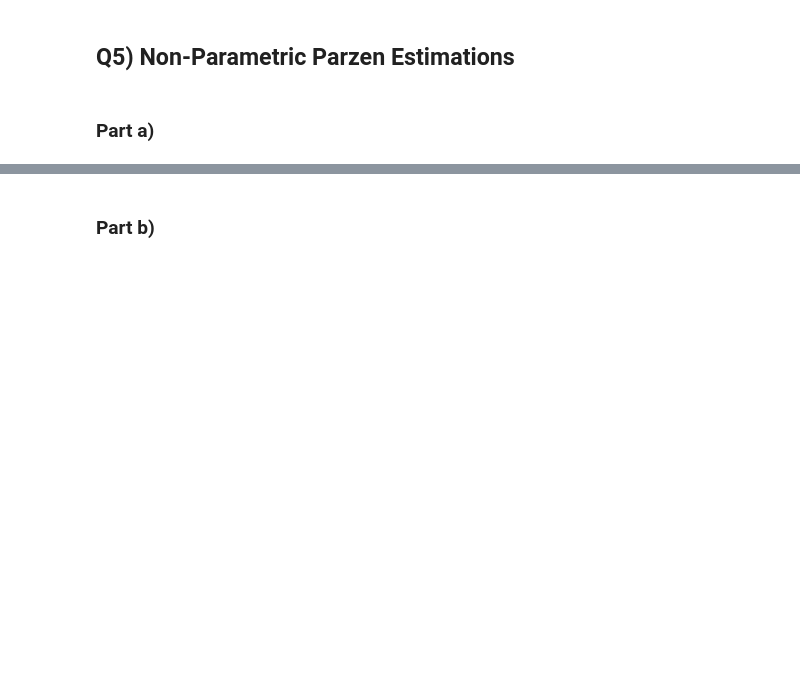
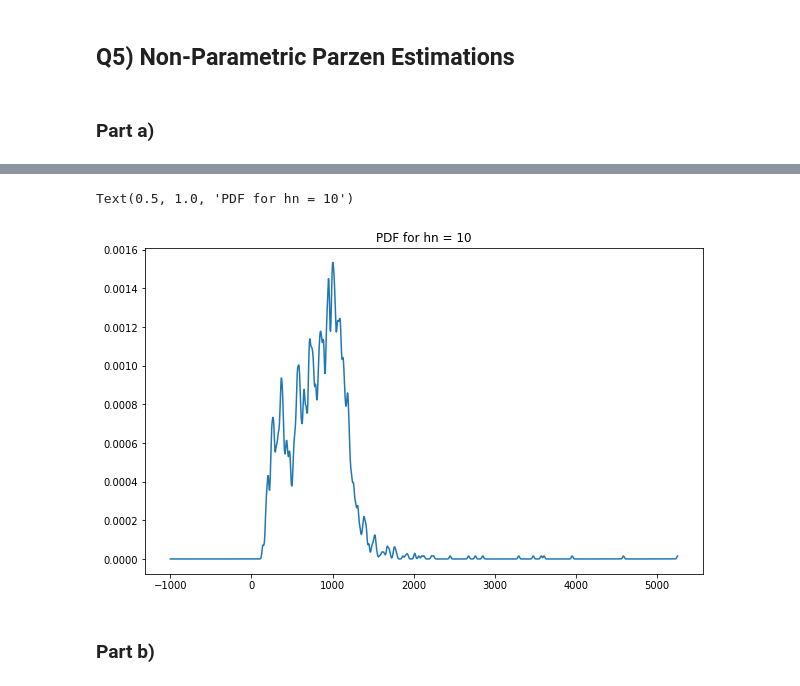
Before and after one commit to Arashlf/UT_ML_Course, a Jupyter notebook: Homework3/Q4_8.ipynb, the cells around one changed output, grey strips where cells are left out. Saved outputs shown, nothing was run; the diff lists cells and outputs as text; code cells hidden in the pictures; blank space fills up the shorter version.

```diff
--- a/Homework3/Q4_8.ipynb
+++ b/Homework3/Q4_8.ipynb
@@ -88,3 +89,7 @@ Knn algorithm is a good algorithm if the number of data is enough to have the ap
 ## Q5) Non-Parametric Parzen Estimations
 # %% [markdown]
 ### Part a)
+# %%
+df = pd.read_csv('https://raw.githubusercontent.com/Arashlf/UT_ML_Course/main/Homework3/ted_main.csv')
+data = df['duration']
+data.describe()
@@ -91,2 +106,29 @@ Knn algorithm is a good algorithm if the number of data is enough to have the ap
+# %%
+def Gaussian_Kernel(x):
+    sigma = 1
+    mu = 0
+    return (1 / (sigma * np.sqrt(2 * np.pi))) * np.exp(-0.5 * (((x-mu) / sigma)**2))
+# %%
+def Estimated_PDf(x, h):
+    d = 1
+    Vn = h**d
+    sum = 0
+    for i in range(len(data)):
+        sum += Gaussian_Kernel((x - data[i]) / h)
+
+    return (1/len(data)) * (1/Vn) * sum
+# %%
+pdf = []
+h = 10
+step = 5
+for x in range(-1000, data.max(), step):
+    pdf.append(Estimated_PDf(x, h))
+# %%
+plt.figure(figsize = (10, 6))
+plt.plot(range(-1000, data.max(), step), pdf)
+plt.title("PDF for hn = 10")
+# %% [output]
+Text(0.5, 1.0, 'PDF for hn = 10')
+[figure, added]
 # %% [markdown]
 ### Part b)
```
Also changed, not shown: parts of 7 cells of this notebook.
